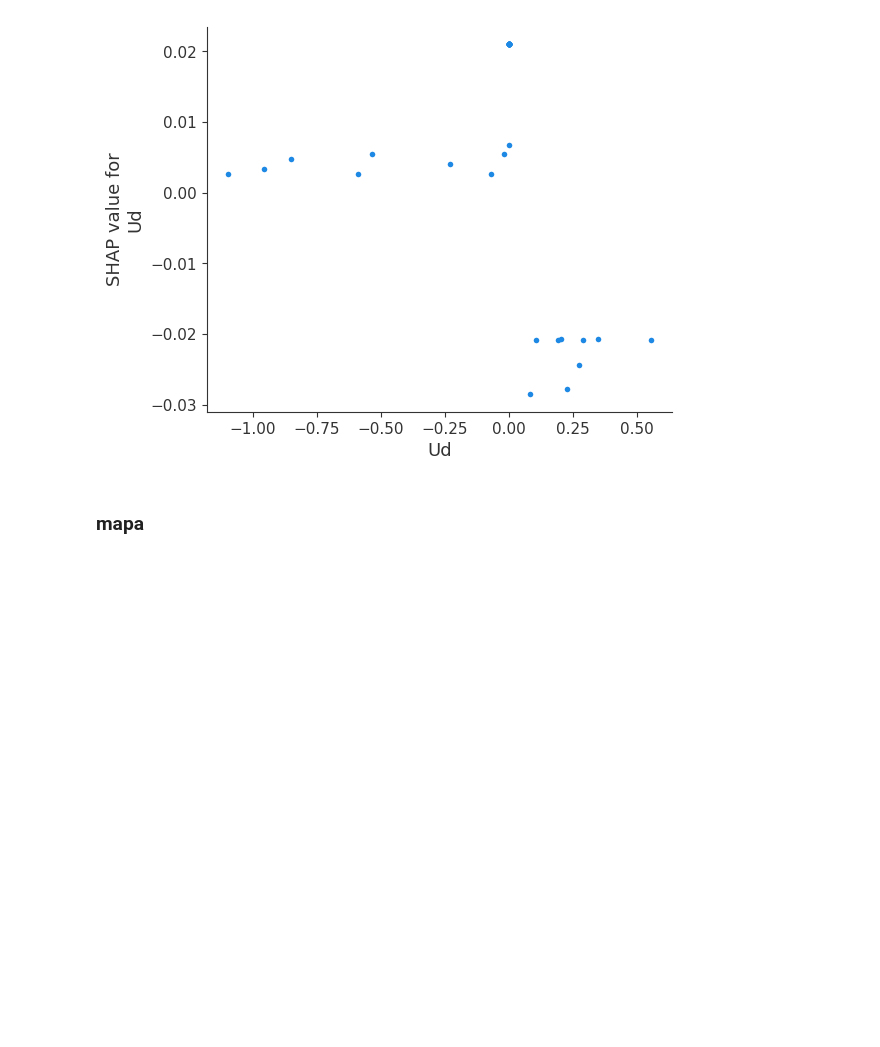
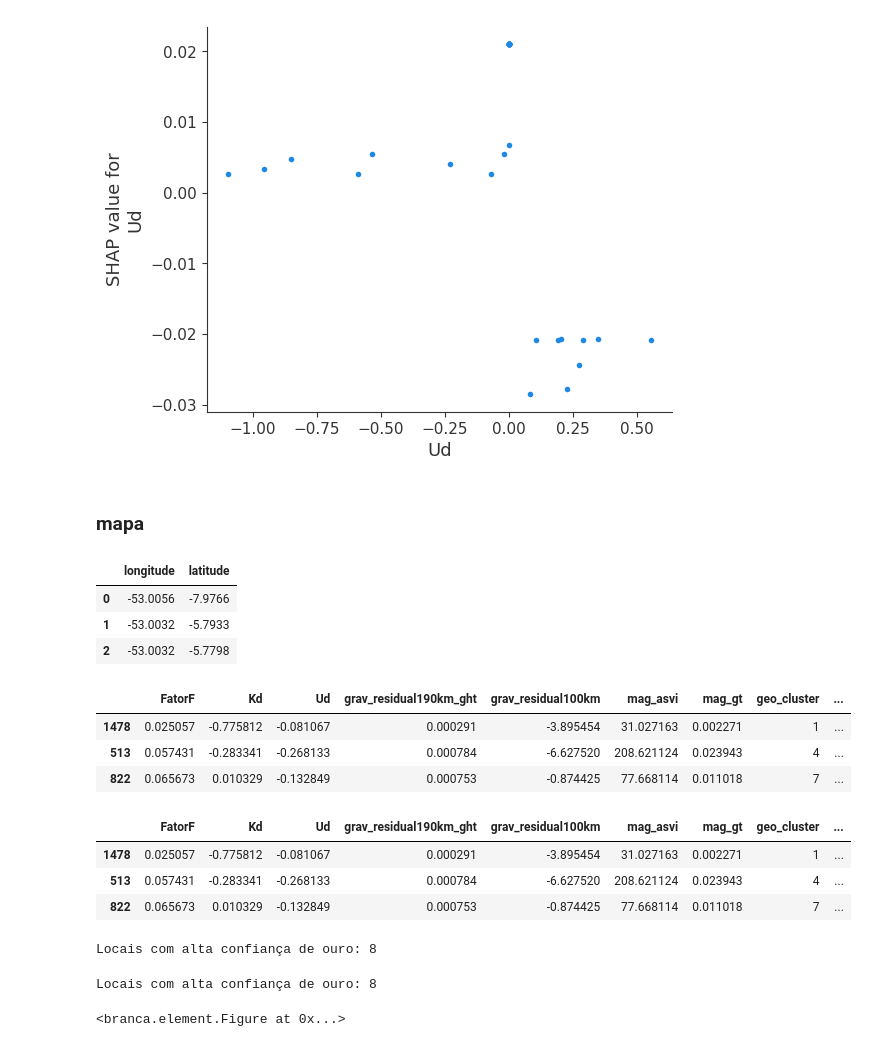
Before and after one commit to renan2scarvalho/tcc-univesp, a Jupyter notebook: notebooks/v1/tcc_ouro.ipynb, the cells around one changed output. Saved outputs shown, nothing was run; the diff lists cells and outputs as text; code cells hidden in the pictures; blank space fills up the shorter version.

Commit message:
chore: cria mapa com resultados do aprendizado de máquina

```diff
--- a/notebooks/v1/tcc_ouro.ipynb
+++ b/notebooks/v1/tcc_ouro.ipynb
@@ -115,6 +116,9 @@ def convert_shapefile_to_latlon(shapefile_path: Path) -> gpd.GeoDataFrame:
         # Assuming it's in the same UTM as your other data
         gdf.crs = "+proj=utm +zone=22 +south +datum=WGS84 +units=m +no_defs"
     gdf = gdf.to_crs(epsg=4326)  # Convert to WGS84 (lat/lon)
+    if not os.path.basename(shapefile_path) == "estruturas_ln.shp":
+        gdf['longitude'] = gdf.geometry.x
+        gdf['latitude'] = gdf.geometry.y
     return gdf
 
 
@@ -352,7 +368,6 @@ plt.show()
 # %%
 df_minerio = pd.DataFrame(ouro)
-df_minerio = df_minerio[["LONGITUDE", "LATITUDE"]]
-df_minerio.rename(columns={"LONGITUDE": "longitude", "LATITUDE": "latitude"}, inplace=True)
+df_minerio = df_minerio[["longitude", "latitude"]]
 df_minerio["longitude"] = df_minerio["longitude"].round(4)
 df_minerio["latitude"] = df_minerio["latitude"].round(4)
 df_minerio["ocorrencia"] = 1
@@ -805,3 +826,77 @@ for feature in X_train.columns[:3]:  # Top 3 features
 [figure]
 # %% [markdown]
 ### mapa
+# %%
+coord_df = pd.DataFrame.from_dict(dict_map_idx_lon, orient='index')
+coord_df['latitude'] = dict_map_idx_lat
+coord_df.columns = ['longitude', 'latitude']
+coord_df.head(3)
+# %% [output]
+|  | longitude | latitude |
+| 0 | -53.0056 | -7.9766 |
+| 1 | -53.0032 | -5.7933 |
+| 2 | -53.0032 | -5.7798 |
+# %%
+results = X_test.copy()
+results['probability'] = y_proba
+results['prediction'] = y_pred_custom
+results.head(3)
+# %% [output]
+|  | FatorF | Kd | Ud | grav_residual190km_ght | grav_residual100km | mag_asvi | mag_gt | geo_cluster | ... |
+| 1478 | 0.025057 | -0.775812 | -0.081067 | 0.000291 | -3.895454 | 31.027163 | 0.002271 | 1 | ... |
+| 513 | 0.057431 | -0.283341 | -0.268133 | 0.000784 | -6.627520 | 208.621124 | 0.023943 | 4 | ... |
+| 822 | 0.065673 | 0.010329 | -0.132849 | 0.000753 | -0.874425 | 77.668114 | 0.011018 | 7 | ... |
+# %%
+results = pd.merge(results, coord_df, left_index=True, right_index=True, how='inner')
+results.head(3)
+# %% [output]
+|  | FatorF | Kd | Ud | grav_residual190km_ght | grav_residual100km | mag_asvi | mag_gt | geo_cluster | ... |
+| 1478 | 0.025057 | -0.775812 | -0.081067 | 0.000291 | -3.895454 | 31.027163 | 0.002271 | 1 | ... |
+| 513 | 0.057431 | -0.283341 | -0.268133 | 0.000784 | -6.627520 | 208.621124 | 0.023943 | 4 | ... |
+| 822 | 0.065673 | 0.010329 | -0.132849 | 0.000753 | -0.874425 | 77.668114 | 0.011018 | 7 | ... |
+# %%
+ouro_locations = results[results['prediction'] == 1]
+print(f"Locais com alta confiança de ouro: {len(ouro_locations)}")
+# %% [output]
+Locais com alta confiança de ouro: 8
+# %%
+# Optimal Decision Threshold: 0.990
+ouro_locations_thresh = results[results['prediction'] >= 0.990]
+print(f"Locais com alta confiança de ouro: {len(ouro_locations_thresh)}")
+# %% [output]
+Locais com alta confiança de ouro: 8
+# %%
+# https://python-visualization.github.io/folium/latest/user_guide/raster_layers/tiles.html
+fig = Figure(width=700, height=600)
+
+m = folium.Map(
+    location=[ouro_locations["latitude"].mean(), ouro_locations["longitude"].mean()],
+    tiles="Cartodb Positron",
+    zoom_start=7,
+)
+
+for _, row in df_minas.iterrows():
+    folium.CircleMarker(
+        location=[row["latitude"], row["longitude"]], radius=5, color="red", fill=True, tooltip="Mina"
+    ).add_to(m)
+
+
+for _, row in df_minerio.iterrows():
+    folium.CircleMarker(
+        location=[row["latitude"], row["longitude"]], radius=5, color="orange", fill=True, tooltip="Ouro"
+    ).add_to(m)
+
+
+for _, row in ouro_locations.iterrows():
+    folium.CircleMarker(
+        location=[row["latitude"], row["longitude"]],
+        radius=5,
+        color="yellow",
+        fill=True,
+        tooltip=f"Ouro Prob: {row['probability']:.3f}",
+    ).add_to(m)
+
+
+fig.add_child(m)
+# %% [output]
+<branca.element.Figure at 0x...>
```
Also changed, not shown: parts of 5 cells of this notebook.
